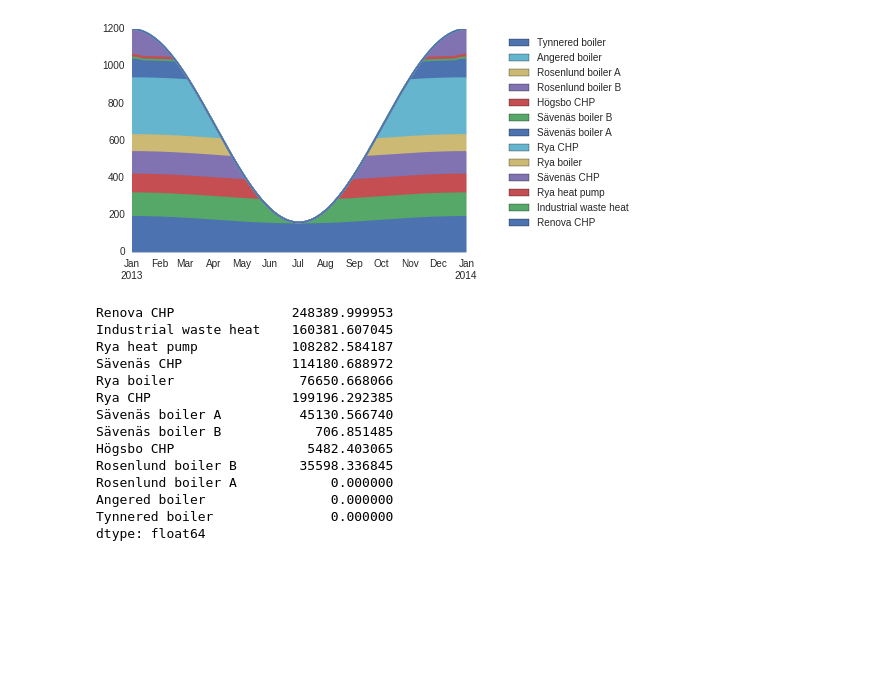
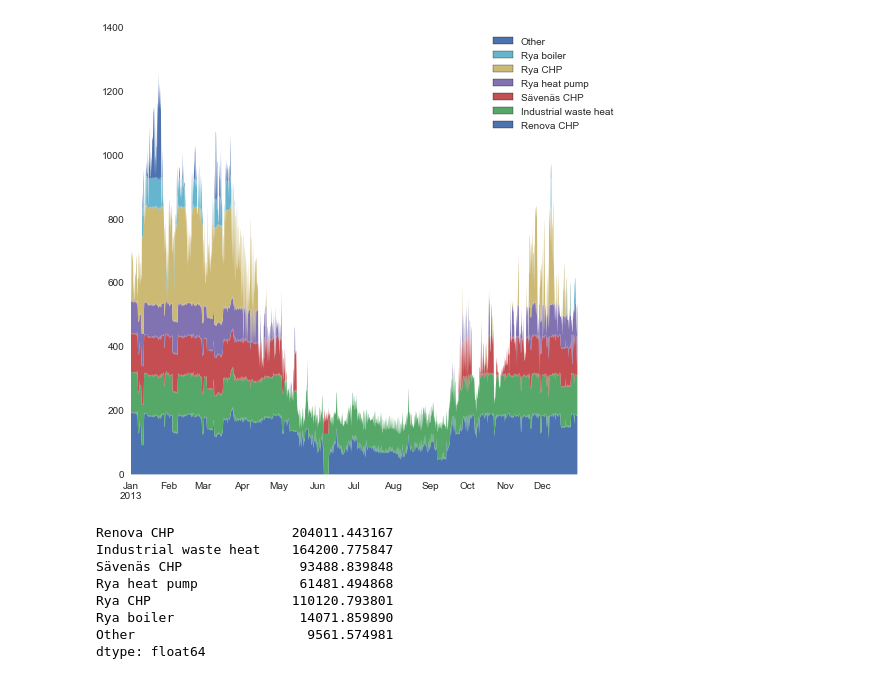
Before and after one commit to sp-etx/example-model, a Jupyter notebook: example_run.ipynb, the cells around one changed output. Cells and saved outputs as stored; diff of their text form; code cells hidden in the pictures; blank space fills up the shorter version.

```diff
--- a/example_run.ipynb
+++ b/example_run.ipynb
@@ -13,7 +18,11 @@ parameters = model_factory.get_parameters(
 # %%
 seed = 2
 t0 = pd.Timestamp('2013-01-01')
-t_end = pd.Timestamp('2014-01-01')
+t_end = pd.Timestamp('2013-12-29')
+parameters = model_factory.get_parameters(
+    time_unit=pd.Timedelta('6h'),
+    step=pd.Timedelta('24h'))
+
 m = model_factory.make_model(parameters, seed=seed)
 m.time = t0
 m.solver = fs.get_solver()
@@ -34,51 +43,53 @@ Done!
 # %%
 from model_factory import Resources
 
 def is_producer(part, resource):
     return resource in part.production
 
-heat_producers = [p for p in m.descendants if is_producer(p, Resources.heat) and not isinstance(p, fs.Cluster)]
+heat_producers = [p for p in m.descendants
+                  if is_producer(p, Resources.heat) and not isinstance(p, fs.Cluster)]
 
 times = m.times_between(t0, t_end)
 
 heat = {p.name: fs.get_series(p.production[Resources.heat], times) for p in heat_producers}
 heat = pd.DataFrame.from_dict(heat)
-order = ['Renova CHP',
-'Industrial waste heat',
-'Rya heat pump',
-'Sävenäs CHP',
-'Rya boiler',
-'Rya CHP',
+other = [
 'Sävenäs boiler A',
 'Sävenäs boiler B',
 'Högsbo CHP',
 'Rosenlund boiler B',
 'Rosenlund boiler A',
 'Angered boiler',
 'Tynnered boiler',
 ]
+heat['Other'] = heat[other].sum(axis=1)
+for key in other:
+    del heat[key]
+
+order = ['Renova CHP',
+'Industrial waste heat',
+'Sävenäs CHP',
+'Rya heat pump',
+'Rya CHP',
+'Rya boiler',
+'Other'
+]
 heat = heat[order]
 
 heat *= pd.Timedelta('1h') / heat.index.freq
 
-p = heat.plot(kind='area', legend='reverse')
+p = heat.plot(kind='area', legend='reverse', lw=0, figsize=(8,8))
 p.get_legend().set_bbox_to_anchor((1.1, 1))
 # %% [output]
-[figure, old version]
+[figure, new version]
 # %%
 print(heat.sum())
 # %% [output]
-Renova CHP               248389.999953
-Industrial waste heat    160381.607045
-Rya heat pump            108282.584187
-Sävenäs CHP              114180.688972
-Rya boiler                76650.668066
-Rya CHP                  199196.292385
-Sävenäs boiler A          45130.566740
-Sävenäs boiler B            706.851485
-Högsbo CHP                 5482.403065
-Rosenlund boiler B        35598.336845
-Rosenlund boiler A            0.000000
-Angered boiler                0.000000
-Tynnered boiler               0.000000
+Renova CHP               204011.443167
+Industrial waste heat    164200.775847
+Sävenäs CHP               93488.839848
+Rya heat pump             61481.494868
+Rya CHP                  110120.793801
+Rya boiler                14071.859890
+Other                      9561.574981
 dtype: float64
```
Also changed, not shown: parts of 2 cells of this notebook.
